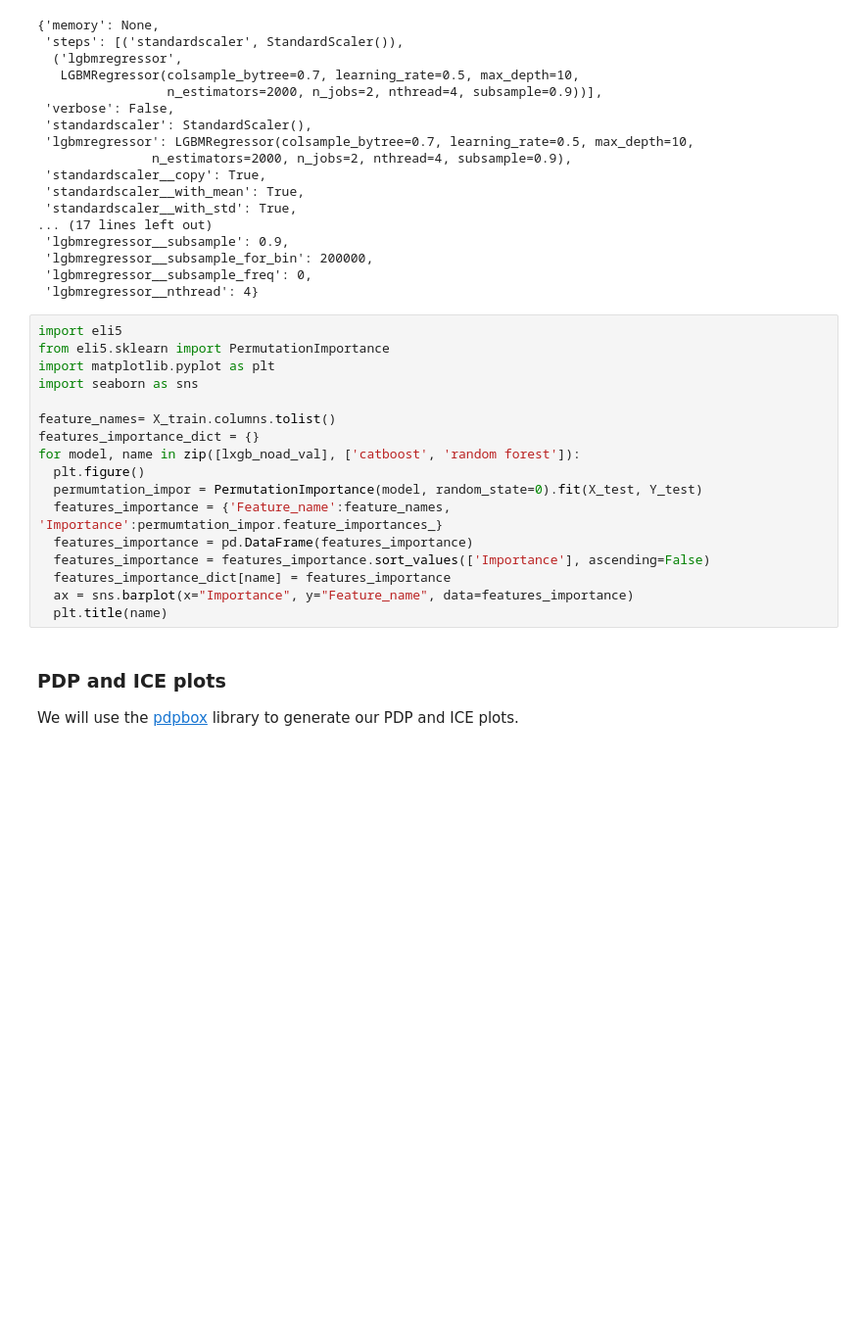
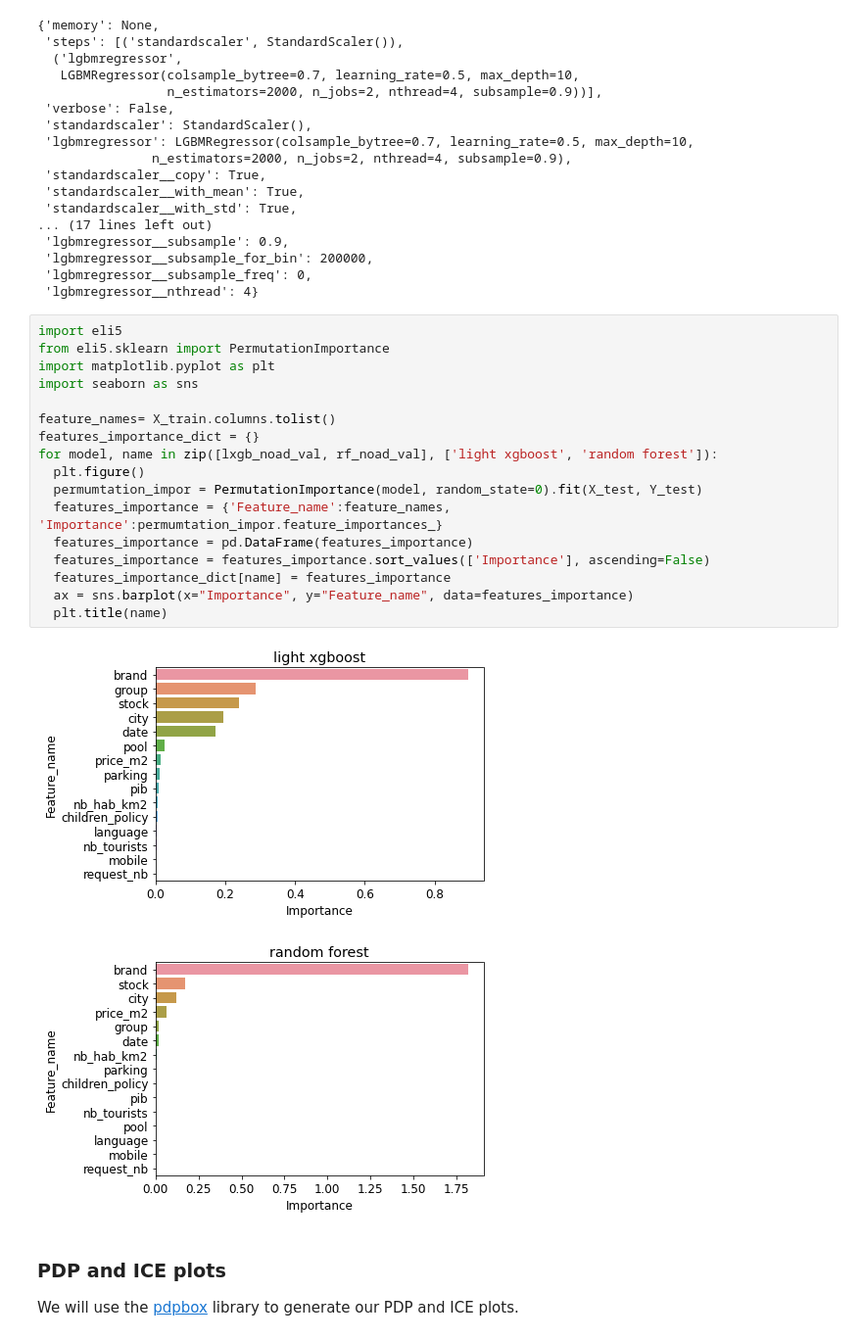
Before and after one commit to LilaR66/Defi-IA-bedbugs, a Jupyter notebook: notebooks/DefiIA_interpretabilite_modeles.ipynb, the cells around one changed output. Shown at 98% size. Saved outputs shown, nothing was run; the diff lists cells and outputs as text; blank space fills up the shorter version.

```diff
--- a/notebooks/DefiIA_interpretabilite_modeles.ipynb
+++ b/notebooks/DefiIA_interpretabilite_modeles.ipynb
@@ -160,20 +210,23 @@ lxgb_noad_val.get_params([lxgb_noad_val])
 # %%
 import eli5
 from eli5.sklearn import PermutationImportance
 import matplotlib.pyplot as plt
 import seaborn as sns
 
 feature_names= X_train.columns.tolist()
 features_importance_dict = {}
-for model, name in zip([lxgb_noad_val], ['catboost', 'random forest']):
+for model, name in zip([lxgb_noad_val, rf_noad_val], ['light xgboost', 'random forest']):
   plt.figure()
   permumtation_impor = PermutationImportance(model, random_state=0).fit(X_test, Y_test)
   features_importance = {'Feature_name':feature_names, 'Importance':permumtation_impor.feature_importances_}
   features_importance = pd.DataFrame(features_importance)
   features_importance = features_importance.sort_values(['Importance'], ascending=False)
   features_importance_dict[name] = features_importance
   ax = sns.barplot(x="Importance", y="Feature_name", data=features_importance)
   plt.title(name)
+# %% [output]
+[figure, added]
+[figure, added]
 # %% [markdown]
 ### PDP and ICE plots
 
```
Also changed, not shown: parts of 13 cells of this notebook.
